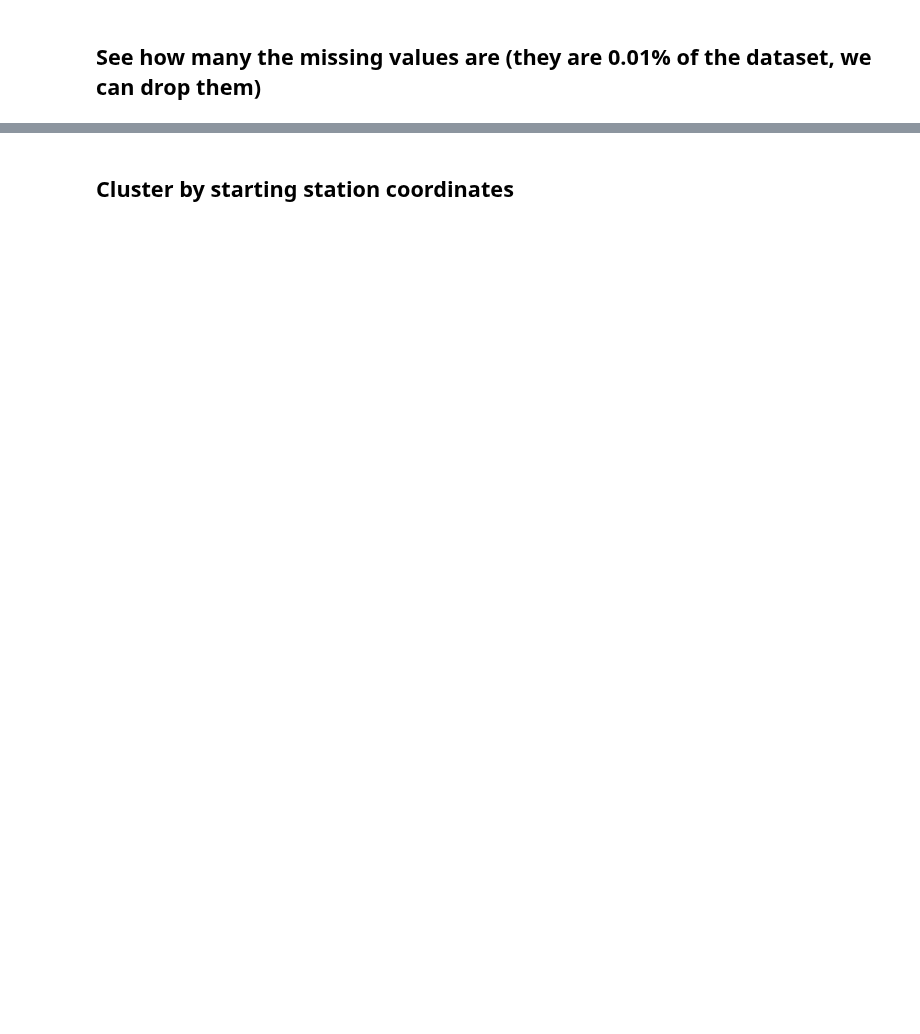
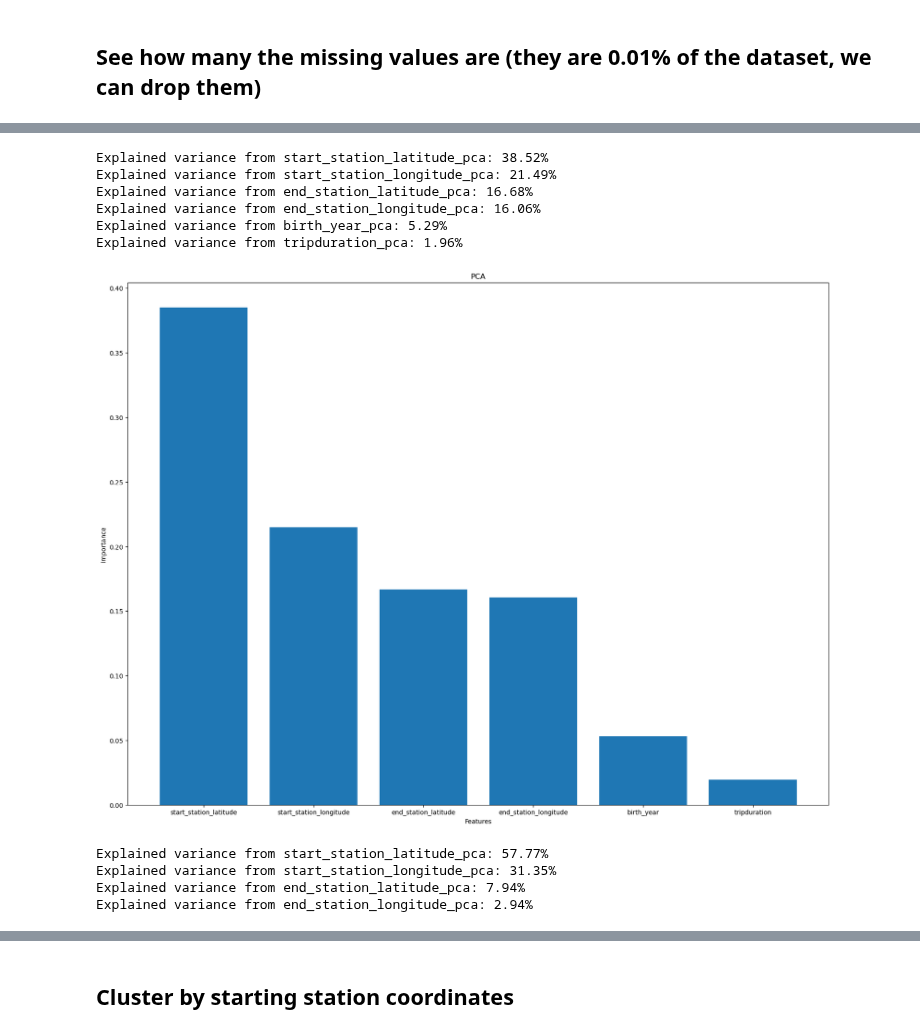
Before and after one commit to MikeKata13/Business_Analytics_Project, a Jupyter notebook: main.ipynb, the cells around one changed output, grey strips where cells are left out. Drawn from its saved outputs; the diff is of its cells as text; code cells hidden in the pictures; blank space fills up the shorter version.

```diff
--- a/main.ipynb
+++ b/main.ipynb
@@ -74,0 +94,59 @@ memory usage: 1.8+ GB
+# %%
+# Do PCA on the dataset to find the most important features
+# Standardize the data
+scaler = StandardScaler()
+scaled_df = scaler.fit_transform(df[['start_station_latitude', 'start_station_longitude', 'end_station_latitude', 'end_station_longitude', 'birth_year', 'tripduration']])
+scaled_df = pd.DataFrame(scaled_df, columns=['start_station_latitude', 'start_station_longitude', 'end_station_latitude', 'end_station_longitude', 'birth_year', 'tripduration'])
+
+# PCA using all the features
+pca = PCA(n_components=6)
+pca.fit(scaled_df)
+pca_df = pca.transform(scaled_df)
+# Name the features with the same names as the original dataframe adding the suffix '_pca'
+pca_df = pd.DataFrame(pca_df, columns=['start_station_latitude_pca', 'start_station_longitude_pca', 'end_station_latitude_pca', 'end_station_longitude_pca', 'birth_year_pca', 'tripduration_pca'])
+pca_df
+# Show the importance of each feature
+for v in pca.explained_variance_ratio_:
+    index = np.where(pca.explained_variance_ratio_ == v)
+    column_name = pca_df.columns[index]
+    print(f'Explained variance from {column_name[0]}: {round(v*100,2)}%')
+# Plot the importance of each feature a bit spaced out so we can see the names
+plt.figure(figsize=(20, 15))
+plt.bar(x=range(1, 7), height=pca.explained_variance_ratio_, tick_label=['start_station_latitude', 'start_station_longitude', 'end_station_latitude', 'end_station_longitude', 'birth_year', 'tripduration'])
+plt.xlabel('Features')
+plt.ylabel('Importance')
+plt.title('PCA')
+plt.savefig('plots/pca.png')
+plt.show()
+
+# PCA using only the coordinates
+pca = PCA(n_components=4)
+pca.fit(scaled_df[['start_station_latitude', 'start_station_longitude', 'end_station_latitude', 'end_station_longitude']])
+pca_df = pca.transform(scaled_df[['start_station_latitude', 'start_station_longitude', 'end_station_latitude', 'end_station_longitude']])
+# Name the features with the same names as the original dataframe adding the suffix '_pca'
+pca_df = pd.DataFrame(pca_df, columns=['start_station_latitude_pca', 'start_station_longitude_pca', 'end_station_latitude_pca', 'end_station_longitude_pca'])
+
+# Show the importance of each feature
+for v in pca.explained_variance_ratio_:
+    index = np.where(pca.explained_variance_ratio_ == v)
+    column_name = pca_df.columns[index]
+    print(f'Explained variance from {column_name[0]}: {round(v*100,2)}%')
+# Plot the importance of each feature a bit spaced out so we can see the names
+plt.figure(figsize=(20, 15))
+plt.bar(x=range(1, 5), height=pca.explained_variance_ratio_, tick_label=['start_station_latitude', 'start_station_longitude', 'end_station_latitude', 'end_station_longitude'])
+plt.xlabel('Features')
+plt.ylabel('Importance')
+plt.title('PCA')
+plt.show()
+# %% [output]
+Explained variance from start_station_latitude_pca: 38.52%
+Explained variance from start_station_longitude_pca: 21.49%
+Explained variance from end_station_latitude_pca: 16.68%
+Explained variance from end_station_longitude_pca: 16.06%
+Explained variance from birth_year_pca: 5.29%
+Explained variance from tripduration_pca: 1.96%
+[figure, added]
+Explained variance from start_station_latitude_pca: 57.77%
+Explained variance from start_station_longitude_pca: 31.35%
+Explained variance from end_station_latitude_pca: 7.94%
+Explained variance from end_station_longitude_pca: 2.94%
```
Also changed, not shown: parts of 16 cells of this notebook.
